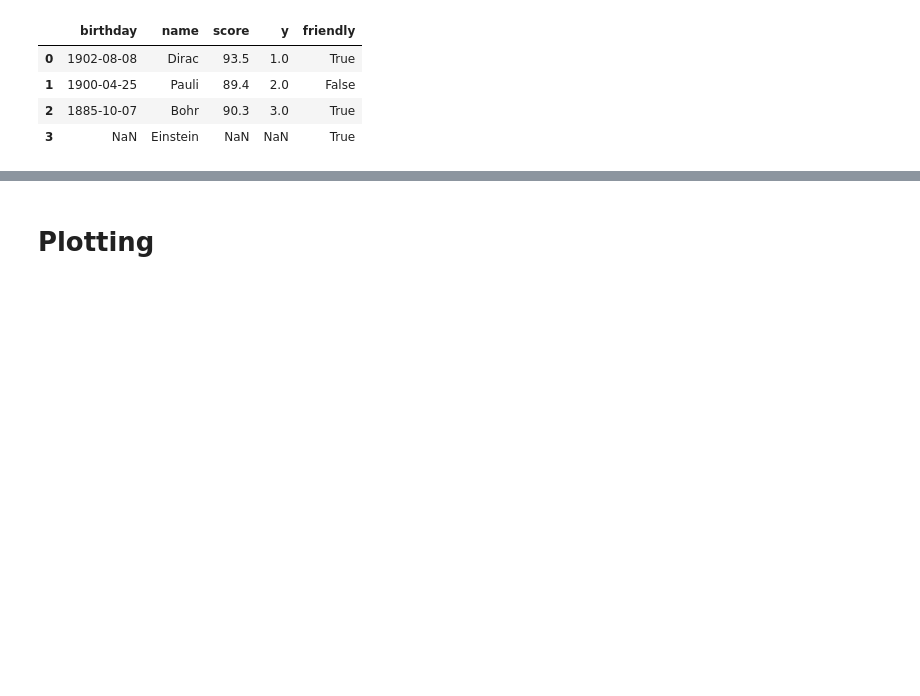
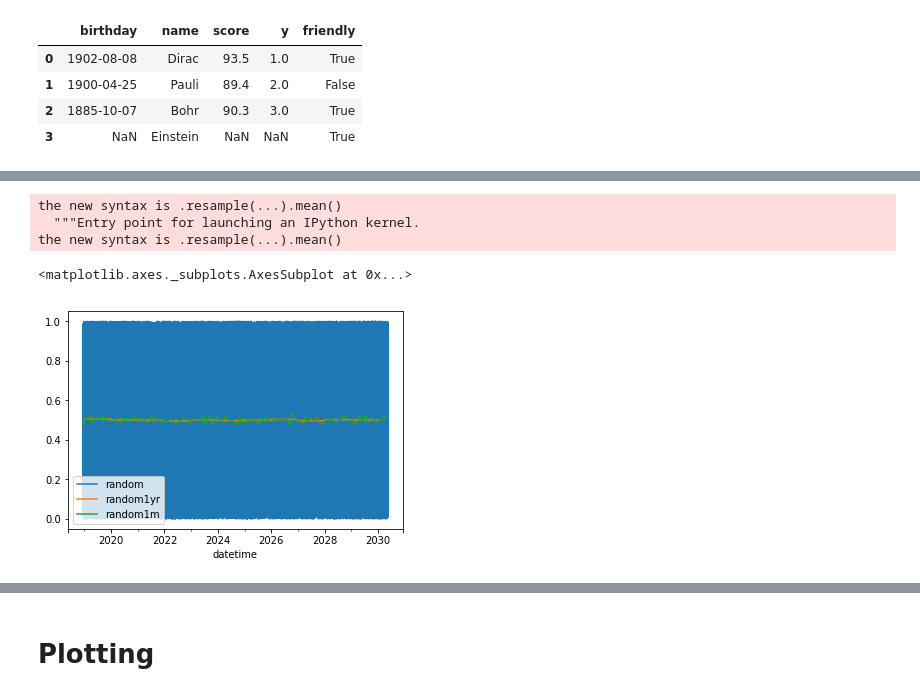
Before and after one commit to dataScientist11/panda-snippets, a Jupyter notebook: DataAnalysis2Memorize.ipynb, the cells around one changed output, grey strips where cells are left out. Drawn from its saved outputs; the diff is of its cells as text; code cells hidden in the pictures; blank space fills up the shorter version.

```diff
--- a/DataAnalysis2Memorize.ipynb
+++ b/DataAnalysis2Memorize.ipynb
@@ -142,0 +502,17 @@ df_merge
+# %%
+samplingData['random1yr'] = samplingData['random'].resample('a', how='mean')
+samplingData['random1m'] = samplingData['random'].resample('m', how='mean')
+samplingData['random'] = samplingData['random']
+# %% [output]
+the new syntax is .resample(...).mean()
+  """Entry point for launching an IPython kernel.
+the new syntax is .resample(...).mean()
+# %%
+droppedNA = samplingData.dropna()
+
+droppedNA
+samplingData.fillna(method='bfill',inplace=True)
+samplingData.plot()
+# %% [output]
+<matplotlib.axes._subplots.AxesSubplot at 0x...>
+[figure, added]
```
Also changed, not shown: parts of 54 cells of this notebook, 4 other files.
